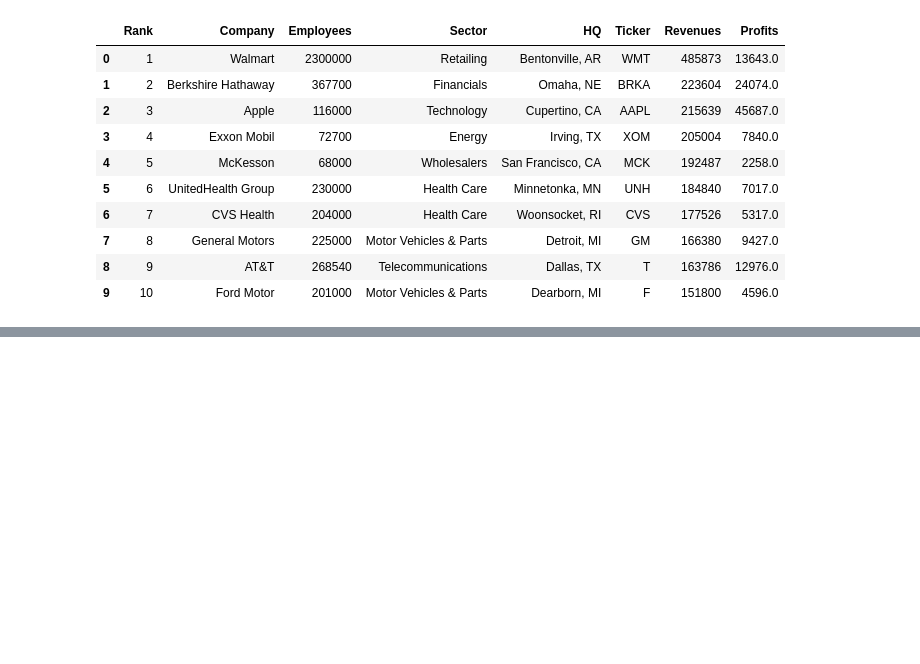
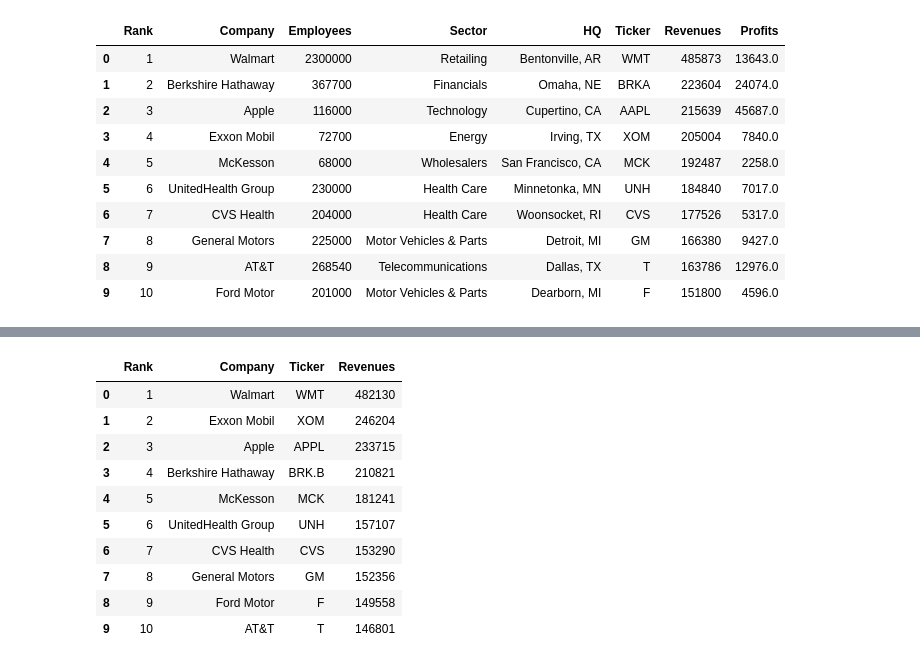
Before and after one commit to chinosamg/ETL-Project, a Jupyter notebook: ETL_Code-Fortune500.ipynb, the cells around one changed output, grey strips where cells are left out. Cells and saved outputs as stored; diff of their text form; code cells hidden in the pictures; blank space fills up the shorter version.

```diff
--- a/ETL_Code-Fortune500.ipynb
+++ b/ETL_Code-Fortune500.ipynb
@@ -68,0 +98,14 @@ Fortune500_transformed.head()
+# %%
+Fortune500_2016.head(10)
+# %% [output]
+|  | Rank | Company | Ticker | Revenues |
+| 0 | 1 | Walmart | WMT | 482130 |
+| 1 | 2 | Exxon Mobil | XOM | 246204 |
+| 2 | 3 | Apple | APPL | 233715 |
+| 3 | 4 | Berkshire Hathaway | BRK.B | 210821 |
+| 4 | 5 | McKesson | MCK | 181241 |
+| 5 | 6 | UnitedHealth Group | UNH | 157107 |
+| 6 | 7 | CVS Health | CVS | 153290 |
+| 7 | 8 | General Motors | GM | 152356 |
+| 8 | 9 | Ford Motor | F | 149558 |
+| 9 | 10 | AT&T | T | 146801 |
```
Also changed, not shown: parts of 10 cells of this notebook, 16 other files.
